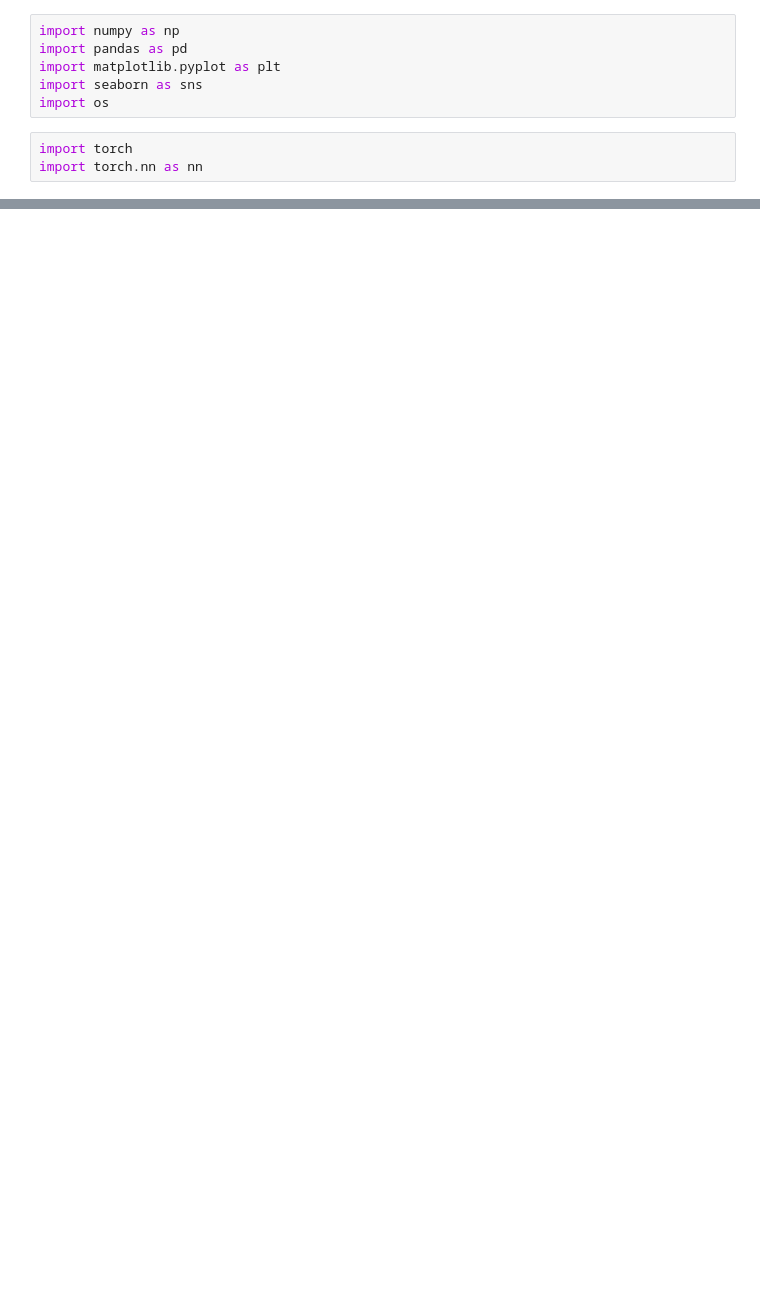
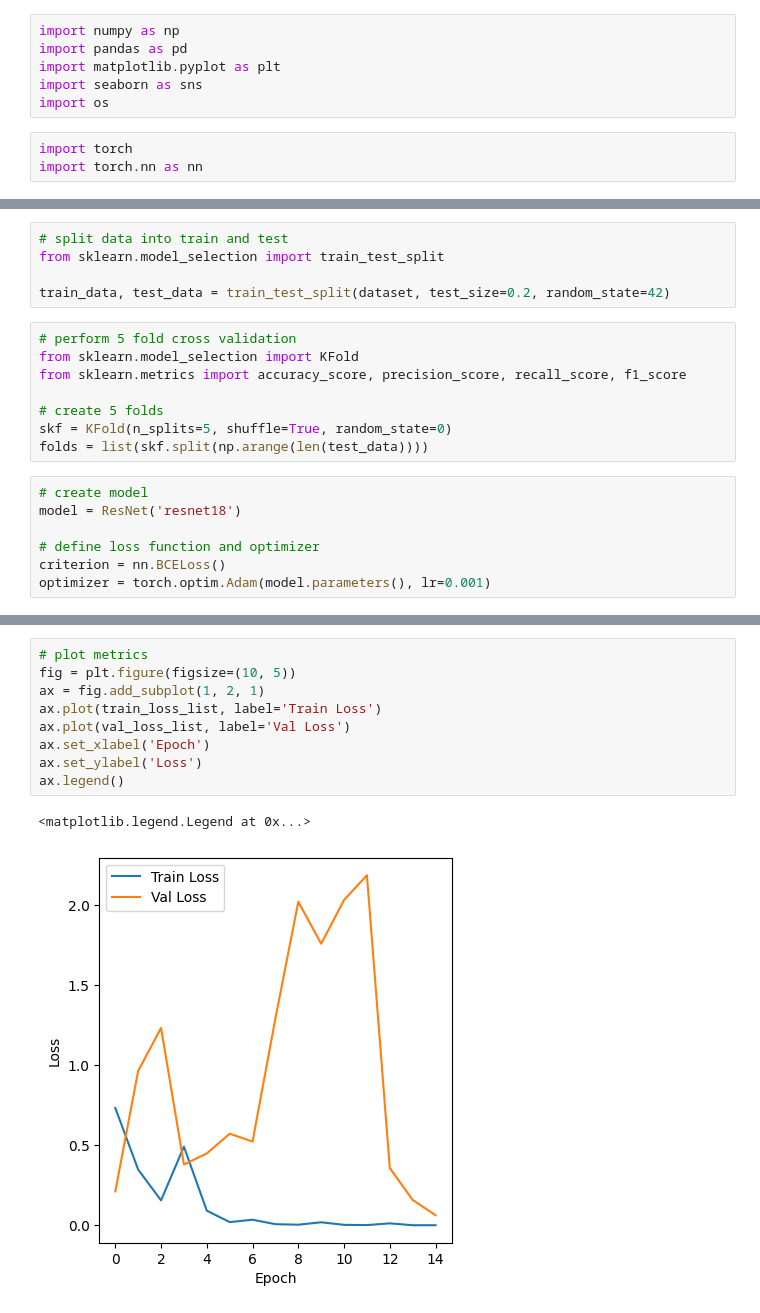
Before and after one commit to yuehtingchen/cv-final-project, a Jupyter notebook: project.ipynb, the cells around one changed output, grey strips where cells are left out. Saved outputs shown, nothing was run; the diff lists cells and outputs as text; blank space fills up the shorter version.

Commit message:
add training code

```diff
--- a/project.ipynb
+++ b/project.ipynb
@@ -39,0 +94,20 @@ data_dir = 'data'
+# %%
+# split data into train and test
+from sklearn.model_selection import train_test_split
+
+train_data, test_data = train_test_split(dataset, test_size=0.2, random_state=42)
+# %%
+# perform 5 fold cross validation
+from sklearn.model_selection import KFold
+from sklearn.metrics import accuracy_score, precision_score, recall_score, f1_score
+
+# create 5 folds
+skf = KFold(n_splits=5, shuffle=True, random_state=0)
+folds = list(skf.split(np.arange(len(test_data))))
+# %%
+# create model
+model = ResNet('resnet18')
+
+# define loss function and optimizer
+criterion = nn.BCELoss()
+optimizer = torch.optim.Adam(model.parameters(), lr=0.001)
@@ -39,0 +240,12 @@ data_dir = 'data'
+# %%
+# plot metrics
+fig = plt.figure(figsize=(10, 5))
+ax = fig.add_subplot(1, 2, 1)
+ax.plot(train_loss_list, label='Train Loss')
+ax.plot(val_loss_list, label='Val Loss')
+ax.set_xlabel('Epoch')
+ax.set_ylabel('Loss')
+ax.legend()
+# %% [output]
+<matplotlib.legend.Legend at 0x...>
+[figure, added]
```
Also changed, not shown: parts of 11 cells of this notebook.
